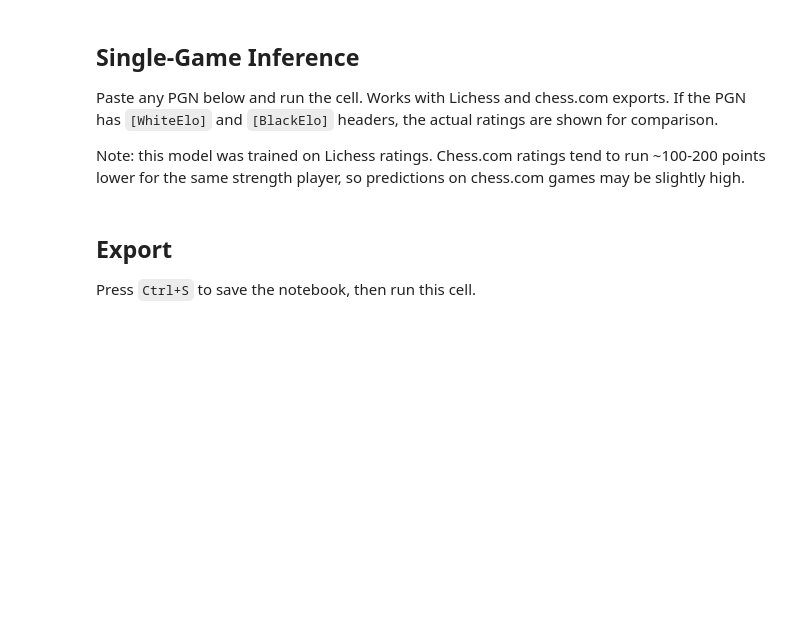
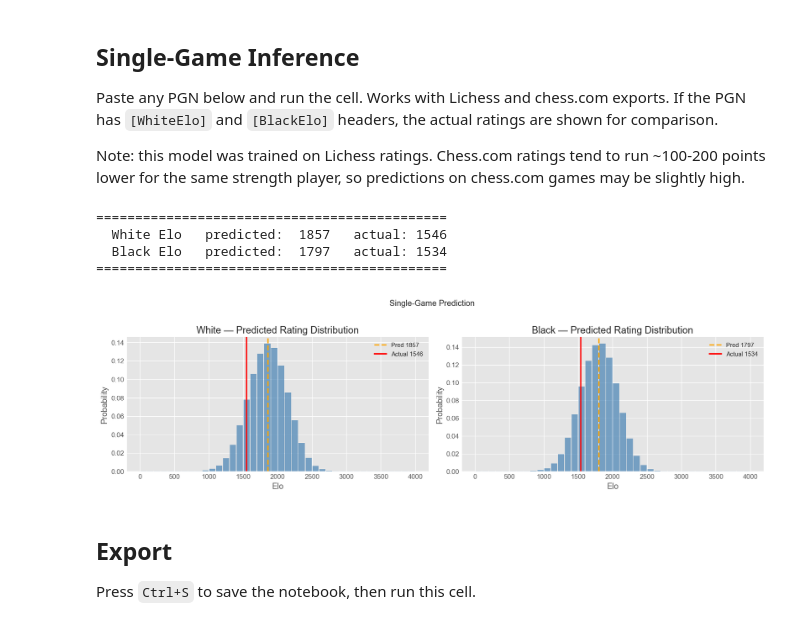
Before and after one commit to Defogh/AppML_FinalProject, a Jupyter notebook: root/workspace/elias_sandbox/chess_elo_notebook_v4.ipynb, the cells around one changed output. Drawn from its saved outputs; the diff is of its cells as text; code cells hidden in the pictures; blank space fills up the shorter version.

```diff
--- a/root/workspace/elias_sandbox/chess_elo_notebook_v4.ipynb
+++ b/root/workspace/elias_sandbox/chess_elo_notebook_v4.ipynb
@@ -1347,8 +1687,24 @@ EXAMPLE_PGN = """
 ae_encoder_for_inference = None
 if USE_AE and AE_MODEL_PATH.exists():
     ae_encoder_for_inference = build_encoder(vocab_size(), 64, 128, AE_LATENT_DIM).to(device)
-    ae_encoder_for_inference.load_state_dict(
-        torch.load(AE_MODEL_PATH, map_location=device, weights_only=False))
+
+    # Load the original state dict, which may contain extra keys
+    full_state_dict = torch.load(AE_MODEL_PATH, map_location=device, weights_only=False)
+
+    # Filter and rename keys to match the standalone encoder model
+    encoder_state_dict = {}
+    for key, value in full_state_dict.items():
+        if key.startswith('encoder.'):
+            # Remove the 'encoder.' prefix
+            new_key = key.replace('encoder.', '', 1)
+            encoder_state_dict[new_key] = value
+
+    # If the filtering didn't work (e.g., no 'encoder.' prefix was found),
+    # assume the state_dict is already correct for the encoder.
+    if not encoder_state_dict:
+        encoder_state_dict = {k: v for k, v in full_state_dict.items() if not k.startswith('decoder.')}
+
+    ae_encoder_for_inference.load_state_dict(encoder_state_dict)
     ae_encoder_for_inference.eval()
 
 
@@ -1449,33 +1805,39 @@ prediction = predict_pgn(EXAMPLE_PGN)
 actual_white, actual_black = None, None
 for line in EXAMPLE_PGN.split('\n'):
     if '[WhiteElo' in line:
         try: actual_white = int(re.search(r'"(\d+)"', line).group(1))
         except: pass
     if '[BlackElo' in line:
         try: actual_black = int(re.search(r'"(\d+)"', line).group(1))
         except: pass
 
 print('=' * 45)
 print(f'  White Elo   predicted: {prediction["white_elo"]:5.0f}'
       + (f'   actual: {actual_white}' if actual_white else ''))
 print(f'  Black Elo   predicted: {prediction["black_elo"]:5.0f}'
       + (f'   actual: {actual_black}' if actual_black else ''))
 print('=' * 45)
 
 if prediction['white_dist'] is not None:
     fig, axes = plt.subplots(1, 2, figsize=(14, 4))
     for ax, dist, pred, actual, label in [
         (axes[0], prediction['white_dist'], prediction['white_elo'], actual_white, 'White'),
         (axes[1], prediction['black_dist'], prediction['black_elo'], actual_black, 'Black')]:
         ax.bar(BIN_CENTERS, dist, width=90, color='steelblue', alpha=0.7)
         ax.axvline(pred, color='orange', lw=2, ls='--', label=f'Pred {pred:.0f}')
         if actual:
             ax.axvline(actual, color='red', lw=2, label=f'Actual {actual}')
         ax.set_xlabel('Elo'); ax.set_ylabel('Probability')
         ax.set_title(f'{label} — Predicted Rating Distribution')
         ax.legend(fontsize=9)
     plt.suptitle('Single-Game Prediction', fontsize=12, y=1.02)
     plt.tight_layout(); plt.show()
+# %% [output]
+=============================================
+  White Elo   predicted:  1857   actual: 1546
+  Black Elo   predicted:  1797   actual: 1534
+=============================================
+[figure, added]
 # %% [markdown]
 ## Export
 
```
Also changed, not shown: parts of 23 cells of this notebook, 6 other files.
